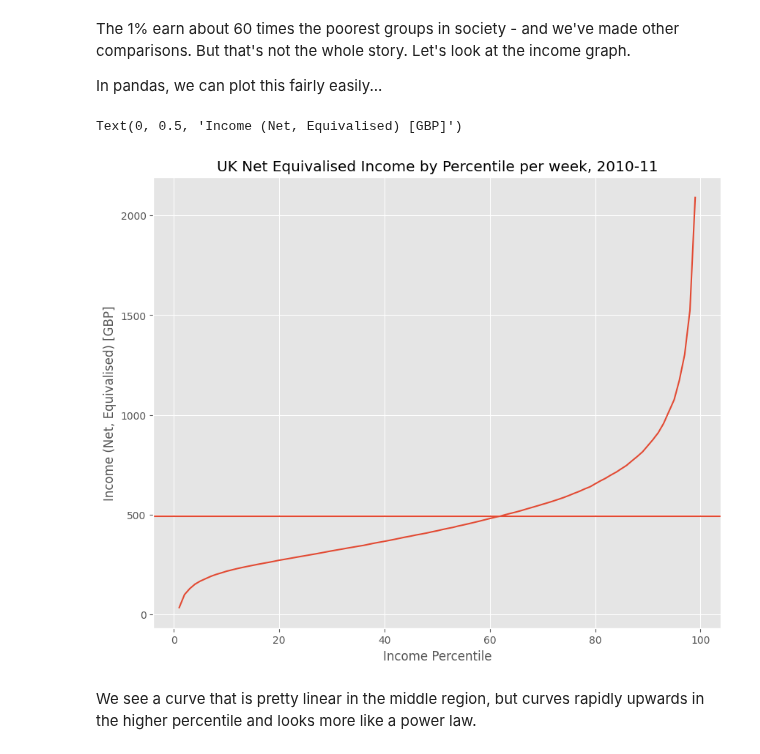
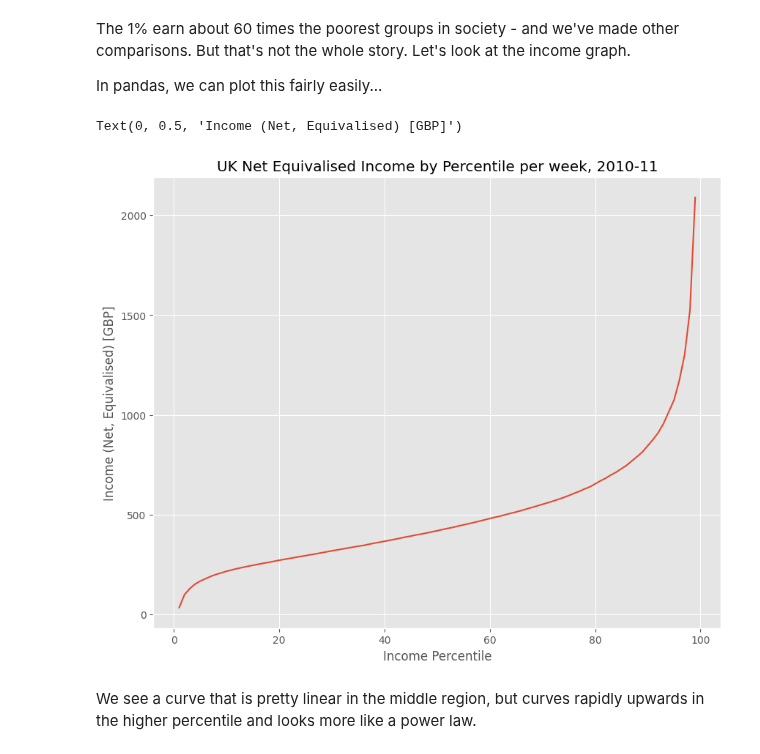
Before and after one commit to iremgencal/QM2, a Jupyter notebook: notebooks/W02. Pandas.ipynb, the cells around one changed output. Saved outputs shown, nothing was run; the diff lists cells and outputs as text; code cells hidden in the pictures.

```diff
--- a/notebooks/W02. Pandas.ipynb
+++ b/notebooks/W02. Pandas.ipynb
@@ -214,14 +229,12 @@ The 1% earn about 60 times the poorest groups in society - and we've made other
 In pandas, we can plot this fairly easily...
 # %%
 income['Net equivalised household income in 2010-11, week'].plot()
-mean=income['Net equivalised household income in 2010-11, week'].mean()
-plt.axhline(mean)
 plt.title('UK Net Equivalised Income by Percentile per week, 2010-11')
 plt.xlabel('Income Percentile')
 plt.ylabel('Income (Net, Equivalised) [GBP]')
 # %% [output]
 Text(0, 0.5, 'Income (Net, Equivalised) [GBP]')
-[figure, old version]
+[figure, new version]
 # %% [markdown]
 We see a curve that is pretty linear in the middle region, but curves rapidly upwards in the higher percentile and looks more like a power law.
 # %% [markdown]
```
Also changed, not shown: parts of 12 cells of this notebook.
